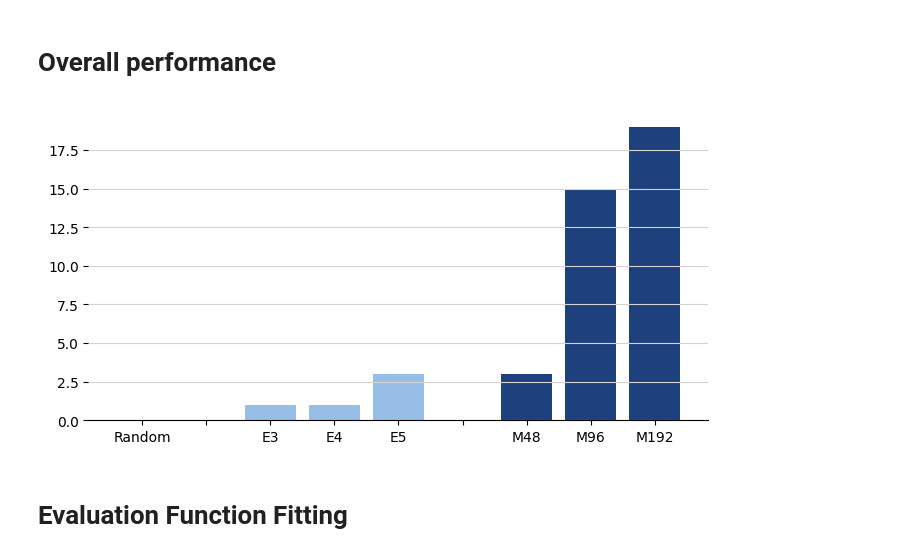
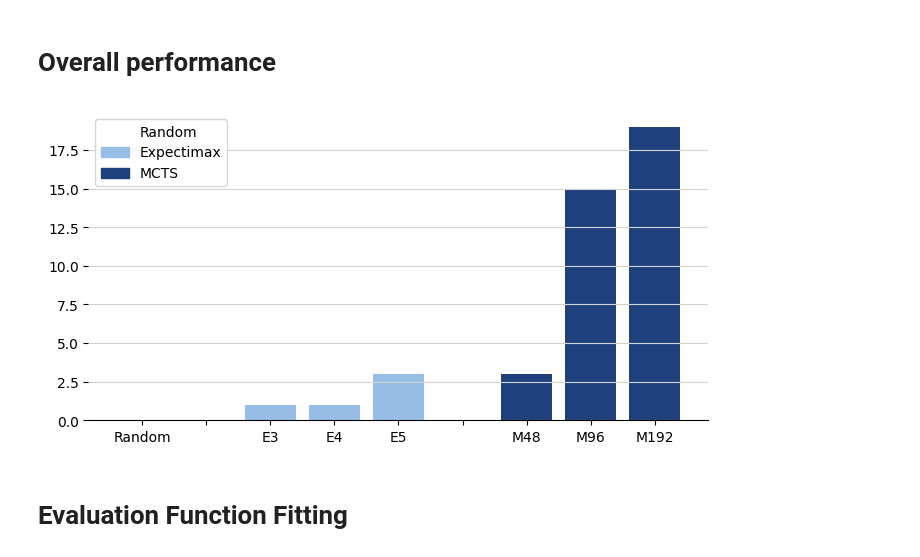
Before and after one commit to PSU-AI801-Group1-Fall-2024/2048-experiments, a Jupyter notebook: data-synthensis.ipynb, the cells around one changed output. Saved outputs shown, nothing was run; the diff lists cells and outputs as text; code cells hidden in the pictures.

Commit message:
added graph for overall performance

```diff
--- a/data-synthensis.ipynb
+++ b/data-synthensis.ipynb
@@ -57,13 +58,13 @@ def bar_chart(x, y):
     plt.grid(axis = 'y', color = 'lightgrey')
     plt.show()
 # %%
-def grouped_bar_chart(x_groups, y_groups):
+def grouped_bar_chart(x_groups, y_groups, group_labels):
     fig, ax1 = plt.subplots()
     fig.set_figwidth(8)
     fig.set_figheight(4)
 
     colors = [
-        color_psu_nittany_navy,
+        color_psu_white_out,
         color_psu_pugh_blue,
         color_psu_beaver_blue,
     ]
@@ -73,9 +74,13 @@ def grouped_bar_chart(x_groups, y_groups):
 
     k = 0
     xticks = []
+    legends = []
 
     for i in range(0, len(y_groups)):
         y_group = y_groups[i]
+        legends.append(
+            mpatches.Patch(color = colors[i], label = group_labels[i])
+        )
 
         for j in range(0, len(y_group)):
             yj = y_group[j]
@@ -91,6 +96,8 @@ def grouped_bar_chart(x_groups, y_groups):
 
     ax1.set_xticks([i * 1 for i in range(0, len(xticks))], xticks)
 
+    plt.legend(handles = legends)
+
     plt.grid(axis = 'y', color = 'lightgrey')
     plt.show()
 # %% [markdown]
@@ -112,16 +119,18 @@ df_mcts_eval = pd.read_csv('./data/eval-mcts-48.csv').set_axis(['id', '0', '1',
 # Overall performance
 # %%
 grouped_bar_chart([["Random"], ["E3", "E4", "E5"], ["M48", "M96", "M192"]], [[0], [
-    won(df_expectimax_3).count()['Max Tile'],
-    won(df_expectimax_4).count()['Max Tile'],
-    won(df_expectimax_5).count()['Max Tile'],
-], [
-    won(df_mcts_48).count()['Max Tile'],
-    won(df_mcts_96).count()['Max Tile'],
-    won(df_mcts_192).count()['Max Tile'],
-]])
+        won(df_expectimax_3).count()['Max Tile'],
+        won(df_expectimax_4).count()['Max Tile'],
+        won(df_expectimax_5).count()['Max Tile'],
+    ], [
+        won(df_mcts_48).count()['Max Tile'],
+        won(df_mcts_96).count()['Max Tile'],
+        won(df_mcts_192).count()['Max Tile'],
+    ]],
+  ["Random", "Expectimax", "MCTS"]
+ )
 # %% [output]
-[figure, old version]
+[figure, new version]
 # %% [markdown]
 # Evaluation Function Fitting
 # %% [markdown]
```
Also changed, not shown: parts of 1 cell of this notebook.
